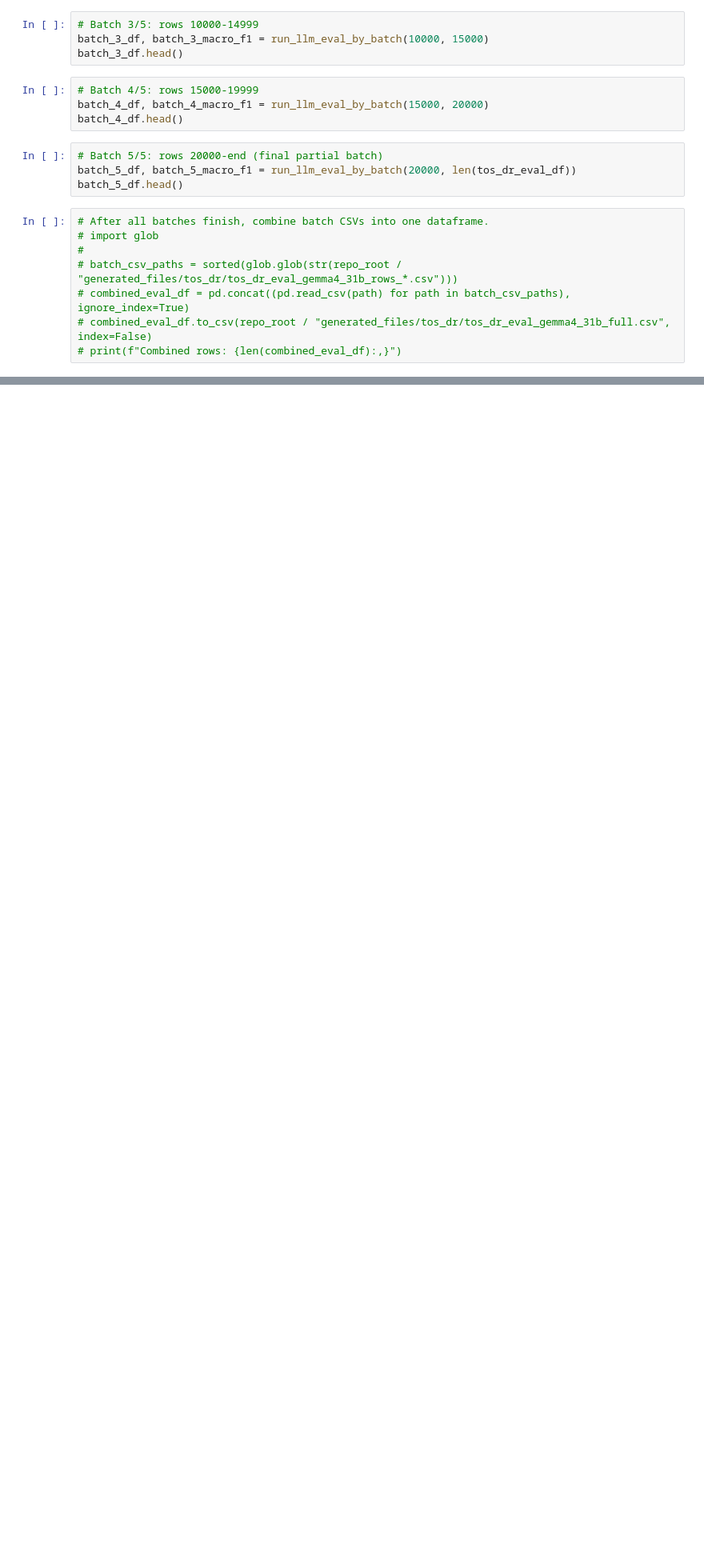
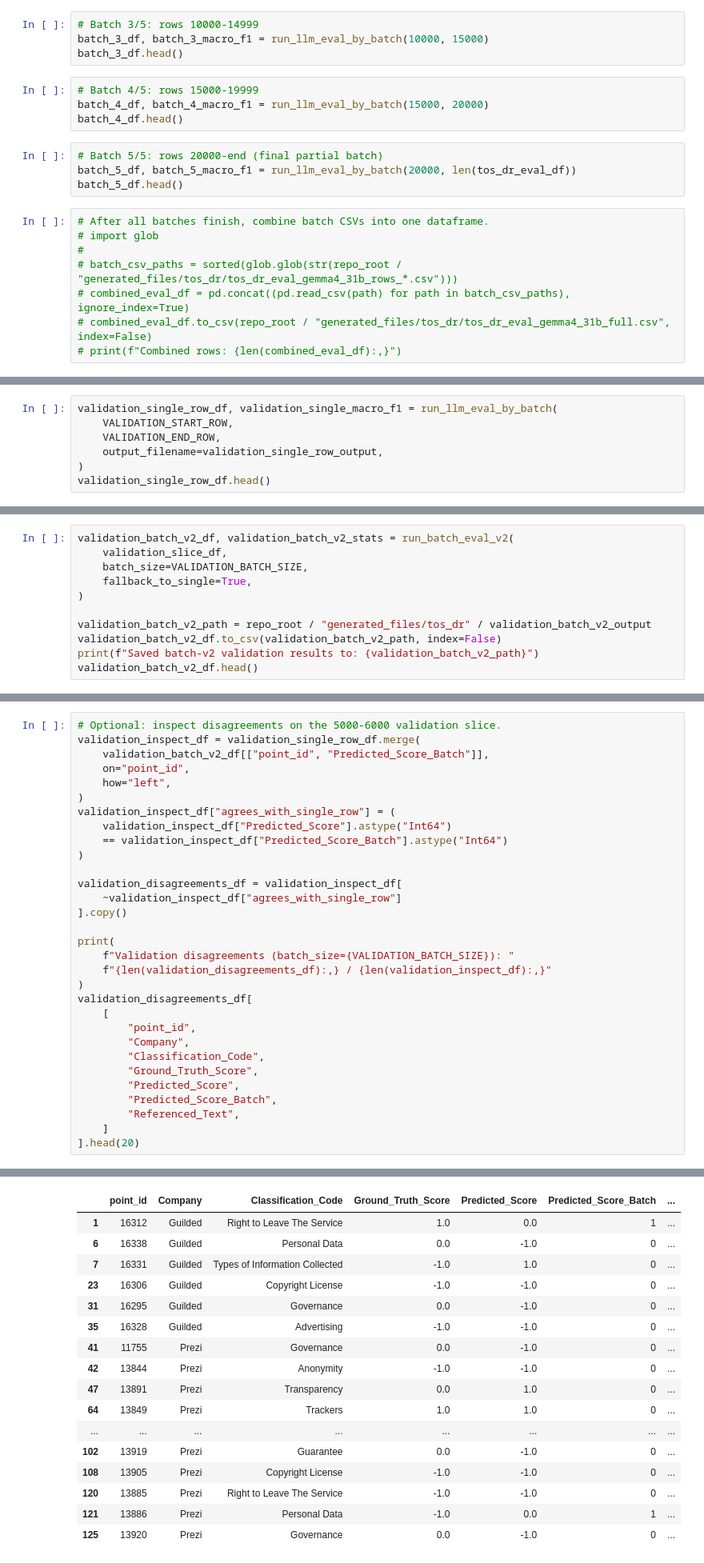
Before and after one commit to riki-11/lawgic, a Jupyter notebook: notebooks/tos_dr/tos_dr_evaluation.ipynb, the cells around one changed output, grey strips where cells are left out. Shown at 80% size. Cells and saved outputs as stored; diff of their text form; blank space fills up the shorter version.

```diff
--- a/notebooks/tos_dr/tos_dr_evaluation.ipynb
+++ b/notebooks/tos_dr/tos_dr_evaluation.ipynb
@@ -649,0 +1071,7 @@ batch_5_df.head()
+# %%
+validation_single_row_df, validation_single_macro_f1 = run_llm_eval_by_batch(
+    VALIDATION_START_ROW,
+    VALIDATION_END_ROW,
+    output_filename=validation_single_row_output,
+)
+validation_single_row_df.head()
@@ -649,0 +1105,11 @@ batch_5_df.head()
+# %%
+validation_batch_v2_df, validation_batch_v2_stats = run_batch_eval_v2(
+    validation_slice_df,
+    batch_size=VALIDATION_BATCH_SIZE,
+    fallback_to_single=True,
+)
+
+validation_batch_v2_path = repo_root / "generated_files/tos_dr" / validation_batch_v2_output
+validation_batch_v2_df.to_csv(validation_batch_v2_path, index=False)
+print(f"Saved batch-v2 validation results to: {validation_batch_v2_path}")
+validation_batch_v2_df.head()
@@ -649,0 +1172,32 @@ batch_5_df.head()
+# %%
+# Optional: inspect disagreements on the 5000-6000 validation slice.
+validation_inspect_df = validation_single_row_df.merge(
+    validation_batch_v2_df[["point_id", "Predicted_Score_Batch"]],
+    on="point_id",
+    how="left",
+)
+validation_inspect_df["agrees_with_single_row"] = (
+    validation_inspect_df["Predicted_Score"].astype("Int64")
+    == validation_inspect_df["Predicted_Score_Batch"].astype("Int64")
+)
+
+validation_disagreements_df = validation_inspect_df[
+    ~validation_inspect_df["agrees_with_single_row"]
+].copy()
+
+print(
+    f"Validation disagreements (batch_size={VALIDATION_BATCH_SIZE}): "
+    f"{len(validation_disagreements_df):,} / {len(validation_inspect_df):,}"
+)
+validation_disagreements_df[
+    [
+        "point_id",
+        "Company",
+        "Classification_Code",
+        "Ground_Truth_Score",
+        "Predicted_Score",
+        "Predicted_Score_Batch",
+        "Referenced_Text",
+    ]
+].head(20)
+# %% [output]
@@ -649,0 +1205,17 @@ batch_5_df.head()
+|  | point_id | Company | Classification_Code | Ground_Truth_Score | Predicted_Score | Predicted_Score_Batch | ... |
+| 1 | 16312 | Guilded | Right to Leave The Service | 1.0 | 0.0 | 1 | ... |
+| 6 | 16338 | Guilded | Personal Data | 0.0 | -1.0 | 0 | ... |
+| 7 | 16331 | Guilded | Types of Information Collected | -1.0 | 1.0 | 0 | ... |
+| 23 | 16306 | Guilded | Copyright License | -1.0 | -1.0 | 0 | ... |
+| 31 | 16295 | Guilded | Governance | 0.0 | -1.0 | 0 | ... |
+| 35 | 16328 | Guilded | Advertising | -1.0 | -1.0 | 0 | ... |
+| 41 | 11755 | Prezi | Governance | 0.0 | -1.0 | 0 | ... |
+| 42 | 13844 | Prezi | Anonymity | -1.0 | -1.0 | 0 | ... |
+| 47 | 13891 | Prezi | Transparency | 0.0 | 1.0 | 0 | ... |
+| 64 | 13849 | Prezi | Trackers | 1.0 | 1.0 | 0 | ... |
+| ... | ... | ... | ... | ... | ... | ... | ... |
+| 102 | 13919 | Prezi | Guarantee | 0.0 | -1.0 | 0 | ... |
+| 108 | 13905 | Prezi | Copyright License | -1.0 | -1.0 | 0 | ... |
+| 120 | 13885 | Prezi | Right to Leave The Service | -1.0 | -1.0 | 0 | ... |
+| 121 | 13886 | Prezi | Personal Data | -1.0 | 0.0 | 1 | ... |
+| 125 | 13920 | Prezi | Governance | 0.0 | -1.0 | 0 | ... |
```
Also changed, not shown: parts of 16 cells of this notebook, 7 other files.
